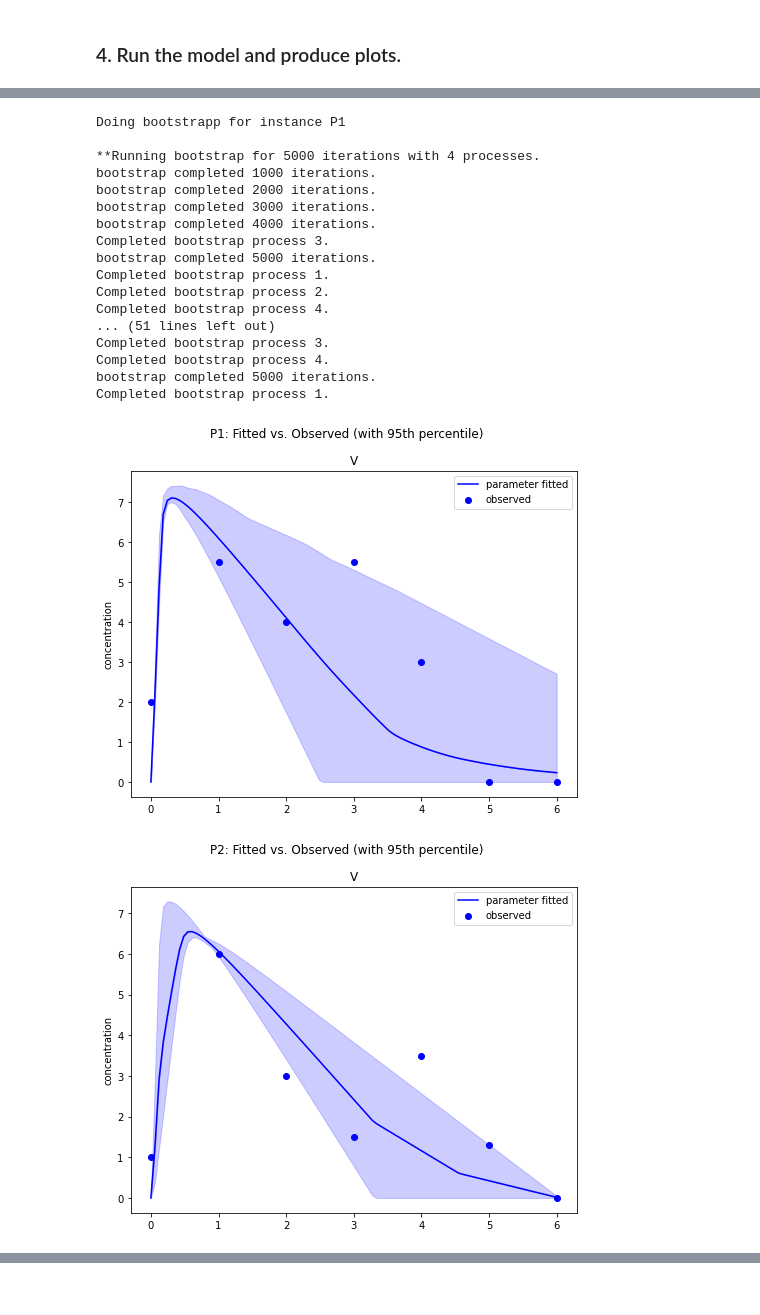
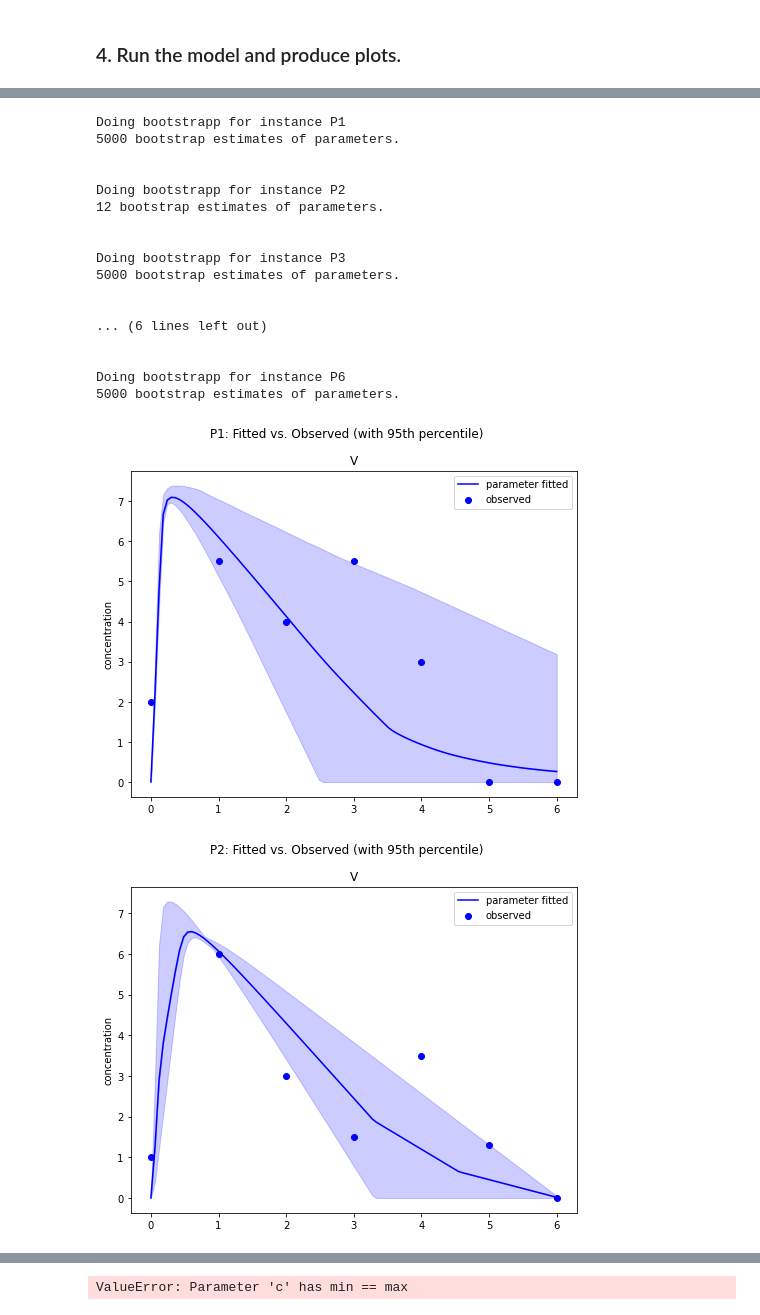
Before and after one commit to sys-bio/SBstoat, a Jupyter notebook: examples/virus/virus_analysis.ipynb, the cells around one changed output, grey strips where cells are left out. Drawn from its saved outputs; the diff is of its cells as text; code cells hidden in the pictures.

```diff
--- a/examples/virus/virus_analysis.ipynb
+++ b/examples/virus/virus_analysis.ipynb
@@ -70 +46,9 @@ IS_SERIALIZED = False
+# %%
+# Programming Constants Used in Analysis
+USE_SERIALIZED = True  # Use saved data from a previous bootstrap (if present)
+DO_SERIALIZE = False  # Update the serialized data
+DIR = "/home/ubuntu/SBstoat/examples/virus"  # Directory where the data are
+FILE_NAME = "Influenza.csv"
+NUM_BOOTSTRAP_ITERATION = 20
+VIRUS = "V"  # Name of the state variable that corresponds to the observed data
 # %% [markdown]
@@ -151,0 +84,6 @@ time
+# %%
+# Transform the input data into separate data sources.
+path = os.path.join(DIR, FILE_NAME)
+patients = ["P%d" % (p+1) for p in range(6)]
+dataSourceDct = SBstoat.modelStudy.mkDataSourceDct(path, VIRUS,
+                                                   dataSourceNames=patients)
@@ -263,33 +227,33 @@ SIR_MODEL  = '''
 # %%
 dirStudyPath = os.path.join(DIR, "SIRModelFitters")
 
 # Study of model fitting
-study = ModelStudy(SIR_MODEL, dataSources,
+study = ModelStudy(SIR_MODEL, dataSourceDct,
                   parameterDct=parameterDct,
                   dirStudyPath=dirStudyPath,
                   fittedDataTransformDct={"V": transformDataArr},
-                  isSerialized=IS_SERIALIZED)
+                  doSerialize=DO_SERIALIZE, useSerialized=USE_SERIALIZED)
 
-study.bootstrap(numIteration=5000)
+study.bootstrap(numIteration=NUM_BOOTSTRAP_ITERATION)
 study.plotFitAll()
 study.plotParameterEstimates()
 # %% [output]
 Doing bootstrapp for instance P1
+5000 bootstrap estimates of parameters.
 
-**Running bootstrap for 5000 iterations with 4 processes.
-bootstrap completed 1000 iterations.
-bootstrap completed 2000 iterations.
-bootstrap completed 3000 iterations.
-bootstrap completed 4000 iterations.
-Completed bootstrap process 3.
-bootstrap completed 5000 iterations.
-Completed bootstrap process 1.
-Completed bootstrap process 2.
-Completed bootstrap process 4.
-... (51 lines left out)
-Completed bootstrap process 3.
-Completed bootstrap process 4.
-bootstrap completed 5000 iterations.
-Completed bootstrap process 1.
+
+Doing bootstrapp for instance P2
+12 bootstrap estimates of parameters.
+
+
+Doing bootstrapp for instance P3
+5000 bootstrap estimates of parameters.
+
+
+... (6 lines left out)
+
+
+Doing bootstrapp for instance P6
+5000 bootstrap estimates of parameters.
-[figure, old version]
+[figure, new version]
 [figure]
@@ -300,0 +263 @@ Completed bootstrap process 1.
+ValueError: Parameter 'c' has min == max
```
Also changed, not shown: parts of 13 cells of this notebook, 5 other files.
